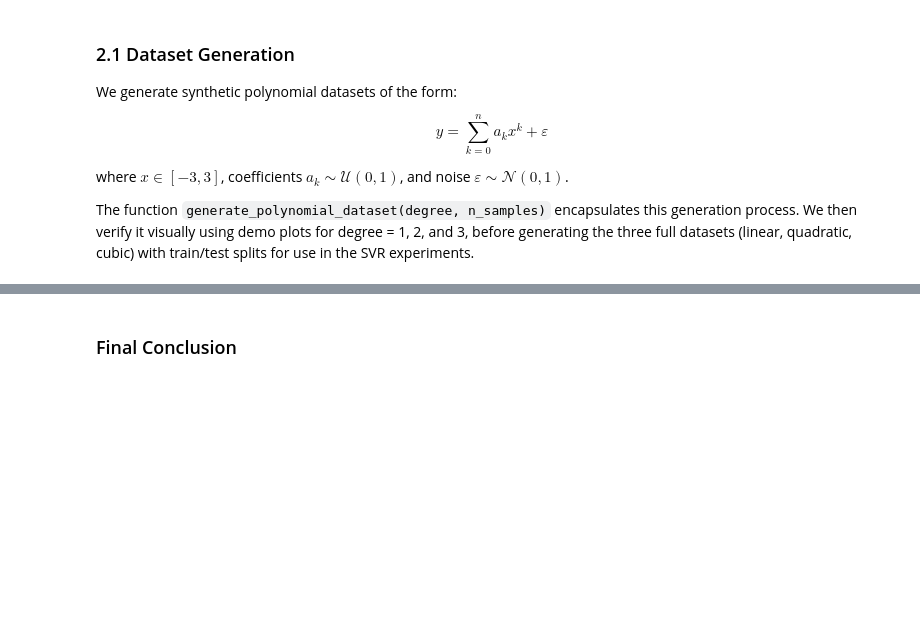
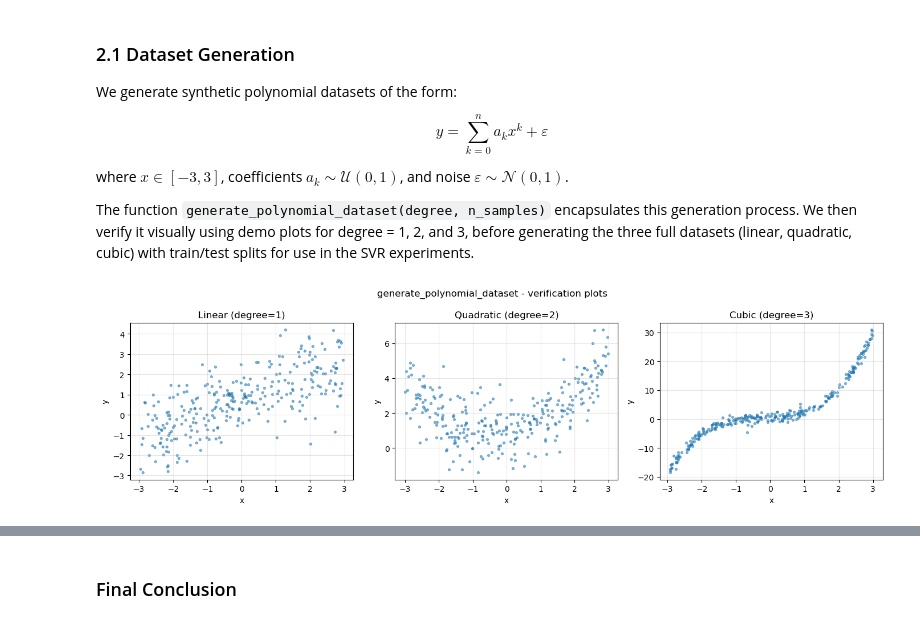
Before and after one commit to James-Wigfield/CITS5508-assignment-1, a Jupyter notebook: 23334375_assignment_1.ipynb, the cells around one changed output, grey strips where cells are left out. Cells and saved outputs as stored; diff of their text form; code cells hidden in the pictures; blank space fills up the shorter version.

Commit message:
most functionality finished

```diff
--- a/23334375_assignment_1.ipynb
+++ b/23334375_assignment_1.ipynb
@@ -228,12 +308,12 @@ Validation accuracy: 0.9199
 fig, ax = plt.subplots(figsize=(9, 4))
 epochs = range(1, len(model.train_losses_) + 1)
 
-ax.plot(epochs, model.train_losses_, label='Training loss',   linewidth=2)
-ax.plot(epochs, model.val_losses_,   label='Validation loss', linewidth=2, linestyle='--')
+ax.plot(epochs, model.train_losses_, label='Training loss', linewidth=2)
+ax.plot(epochs, model.val_losses_, label='Validation loss', linewidth=2, linestyle='--')
 
 ax.set_xlabel('Epoch')
 ax.set_ylabel('Cross-entropy loss')
-ax.set_title('Softmax Regression — Training and Validation Loss')
+ax.set_title('Softmax Regression - Training and Validation Loss')
 ax.legend()
 ax.grid(True, alpha=0.4)
 plt.tight_layout()
@@ -339,24 +394,28 @@ The function `generate_polynomial_dataset(degree, n_samples)` encapsulates this
 # %%
 def generate_polynomial_dataset(degree, n_samples, random_state=42):
     rng = np.random.default_rng(random_state)
-    x   = rng.uniform(-3, 3, n_samples)
-    a   = rng.uniform(0, 1, degree + 1)           # coefficients a_0, ..., a_degree
-    y   = sum(a[k] * x**k for k in range(degree + 1)) + rng.standard_normal(n_samples)
+    x = rng.uniform(-3, 3, n_samples)
+    # random coefficients a_0 ... a_degree, each from U(0,1)
+    a = rng.uniform(0, 1, degree + 1)
+    # y = sum(a_k * x^k) + noise, where noise ~ N(0,1)
+    y = sum(a[k] * x**k for k in range(degree + 1)) + rng.standard_normal(n_samples)
     return x.reshape(-1, 1), y
 
-# Verification plots for degree = 1, 2, 3
+# quick sanity check - plot each degree to verify the function looks right
 fig, axes = plt.subplots(1, 3, figsize=(14, 4))
 configs = [('Linear (degree=1)', 1, 10), ('Quadratic (degree=2)', 2, 20), ('Cubic (degree=3)', 3, 30)]
 
 for ax, (title, degree, seed) in zip(axes, configs):
     X_demo, y_demo = generate_polynomial_dataset(degree, n_samples=300, random_state=seed)
     ax.scatter(X_demo, y_demo, s=8, alpha=0.5)
     ax.set_title(title)
     ax.set_xlabel('x')
     ax.set_ylabel('y')
     ax.grid(True, alpha=0.3)
 
-plt.suptitle('generate_polynomial_dataset — verification plots')
+plt.suptitle('generate_polynomial_dataset - verification plots')
 plt.tight_layout()
 plt.show()
+# %% [output]
+[figure, added]
 # %%
```
Also changed, not shown: parts of 26 cells of this notebook, 3 other files.
